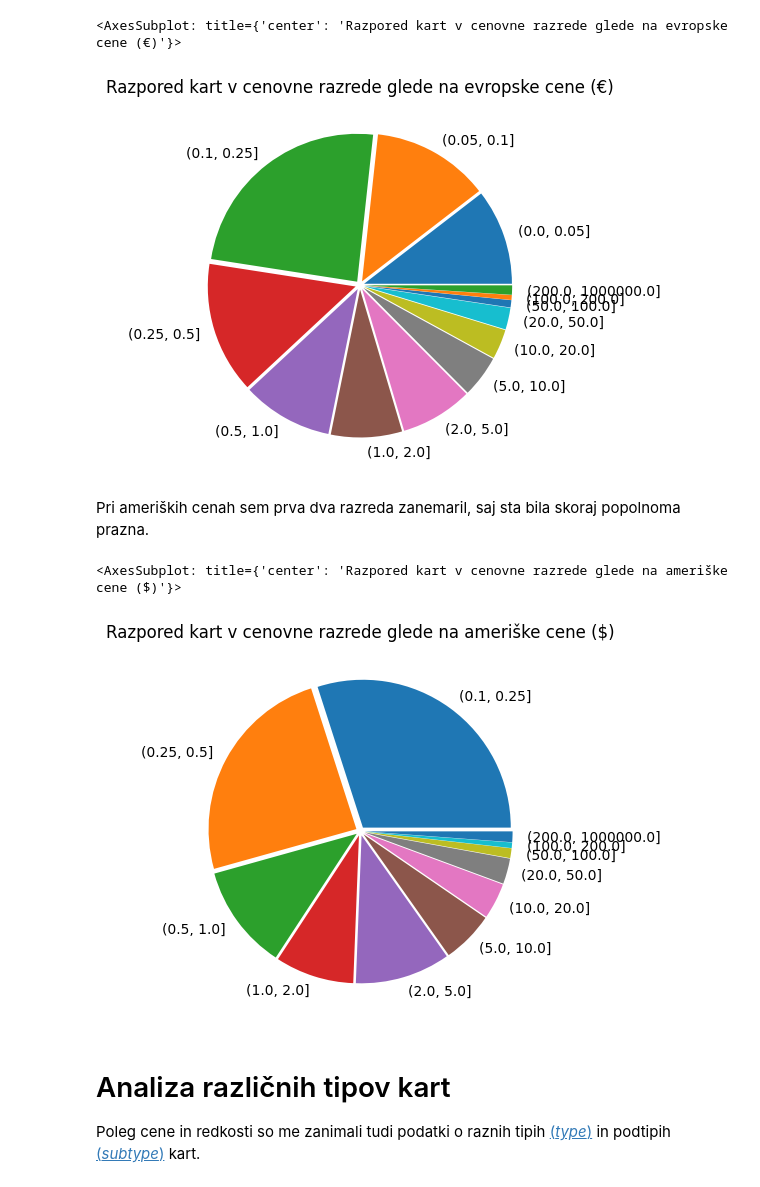
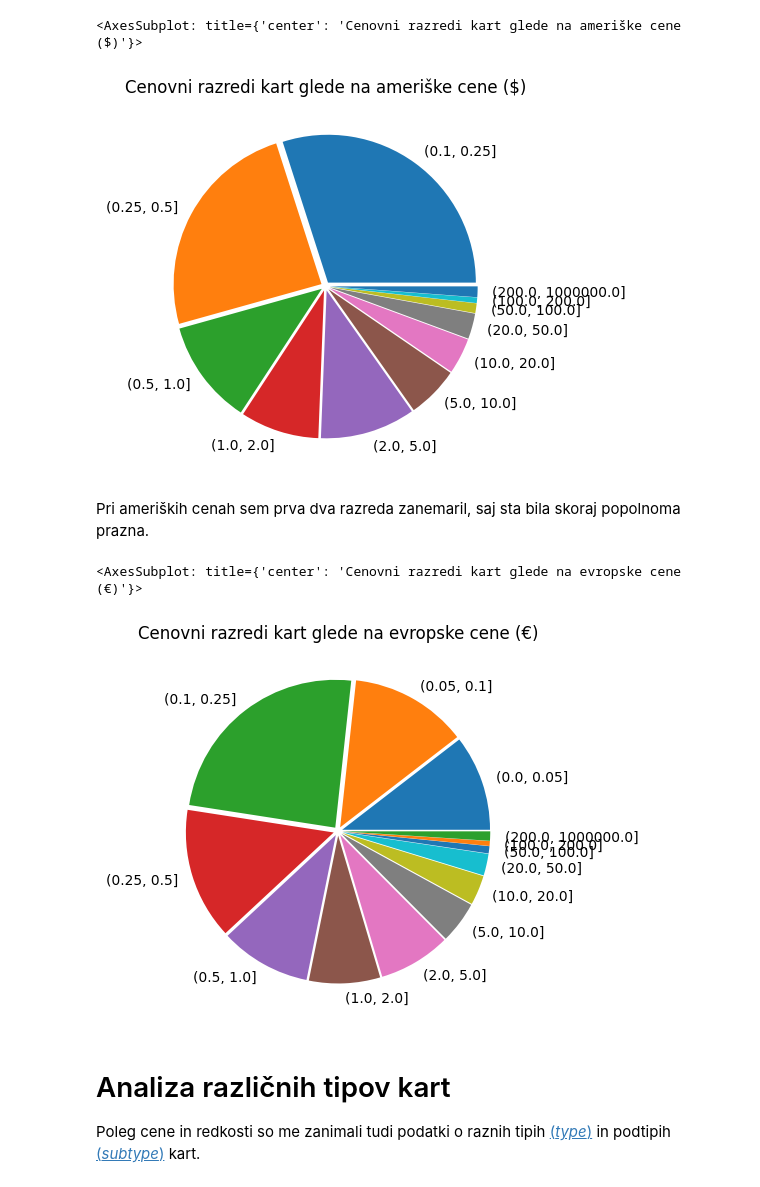
Before and after one commit to MightyOwler/Analiza-podatkov, a Jupyter notebook: AnalizaPodatkov.ipynb, the cells around one changed output. Cells and saved outputs as stored; diff of their text form; code cells hidden in the pictures.

```diff
--- a/AnalizaPodatkov.ipynb
+++ b/AnalizaPodatkov.ipynb
@@ -40,24 +62,20 @@ Text(0, 0.5, 'cena (v centih)')
 # %%
 cenovni_razredi_kart = np.array([0, 0.05, 0.10, 0.25, 0.5, 1, 2, 5, 10, 20, 50, 100, 200, 1000000])
 explode = tuple([0.03 for _ in range(np.size(cenovni_razredi_kart) - 1)])
-podatki_po_ceni_eu = podatkovna_baza.groupby(pd.cut(podatkovna_baza["povprecje_eu"], cenovni_razredi_kart)).size()
 
-#pd.merge(podatki_po_ceni_eu, podatki_po_ceni_us).plot(kind = "bar")
-podatki_po_ceni_eu.plot(kind = "pie", explode = explode, title='Razpored kart v cenovne razrede glede na evropske cene (€)')
-
-
-# Tukaj je treba porihtati, da dobimo primerjavo ameriških cenovnih razredov z evropskimi
+podatki_po_ceni_us = podatkovna_baza.groupby(pd.cut(podatkovna_baza["povprecna_cena"], cenovni_razredi_kart[2:])).size()
+podatki_po_ceni_us.plot(kind = "pie", explode = explode[2:], title='Cenovni razredi kart glede na ameriške cene ($)')
 # %% [output]
-<AxesSubplot: title={'center': 'Razpored kart v cenovne razrede glede na evropske cene (€)'}>
+<AxesSubplot: title={'center': 'Cenovni razredi kart glede na ameriške cene ($)'}>
-[figure, old version]
+[figure, new version]
 # %% [markdown]
 Pri ameriških cenah sem prva dva razreda zanemaril, saj sta bila skoraj popolnoma prazna.
 # %%
-podatki_po_ceni_us = podatkovna_baza.groupby(pd.cut(podatkovna_baza["povprecna_cena"], cenovni_razredi_kart[2:])).size()
-podatki_po_ceni_us.plot(kind = "pie", explode = explode[2:], title='Razpored kart v cenovne razrede glede na ameriške cene ($)')
+podatki_po_ceni_eu = podatkovna_baza.groupby(pd.cut(podatkovna_baza["povprecje_eu"], cenovni_razredi_kart)).size()
+podatki_po_ceni_eu.plot(kind = "pie", explode = explode, title='Cenovni razredi kart glede na evropske cene (€)')
 # %% [output]
-<AxesSubplot: title={'center': 'Razpored kart v cenovne razrede glede na ameriške cene ($)'}>
+<AxesSubplot: title={'center': 'Cenovni razredi kart glede na evropske cene (€)'}>
-[figure, old version]
+[figure, new version]
 # %% [markdown]
 # Analiza različnih tipov kart
 
```
Also changed, not shown: parts of 13 cells of this notebook.
